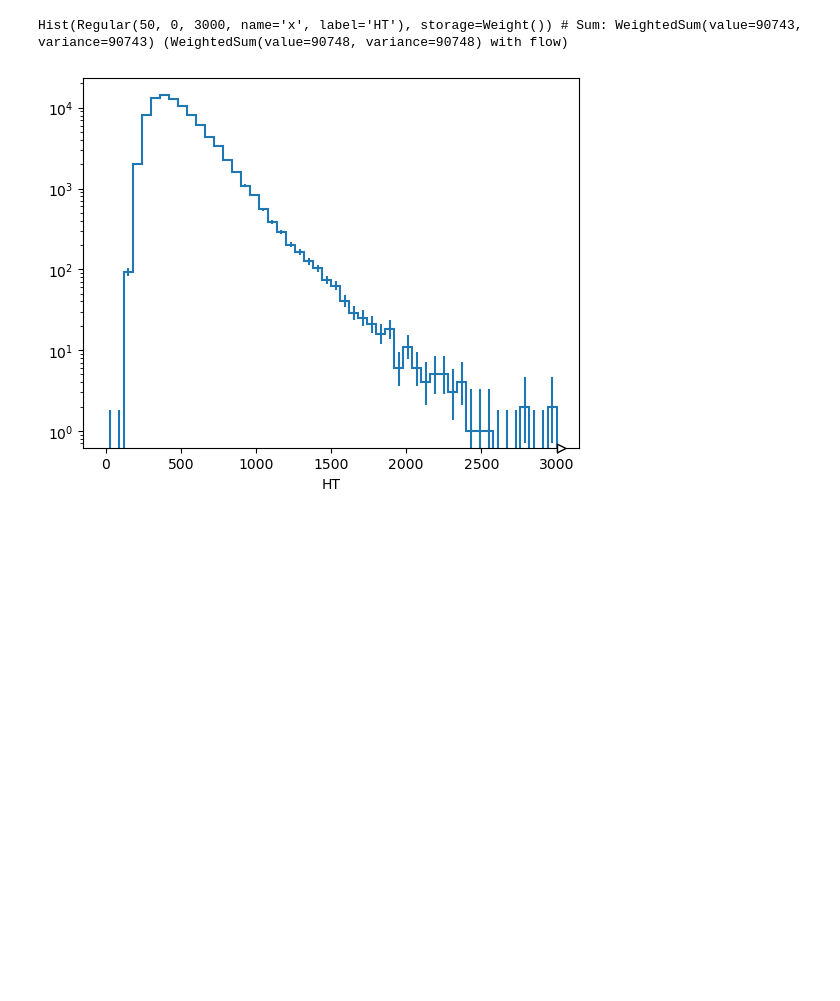
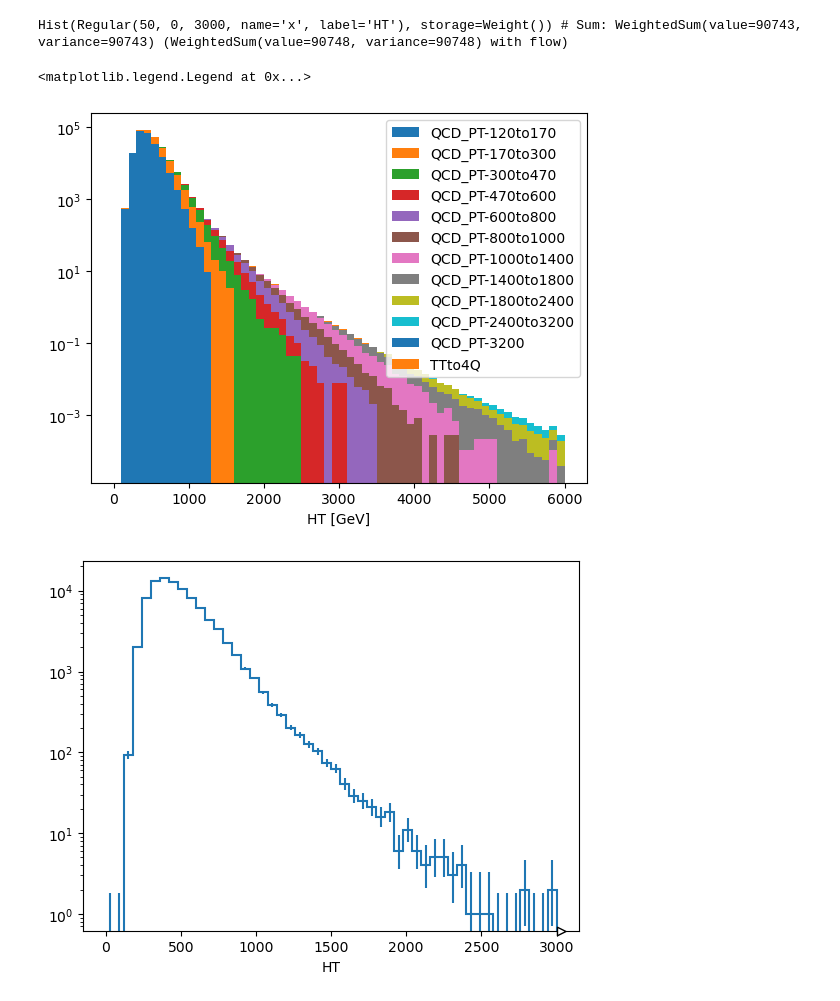
Before and after one commit to akanugan/MultiJets, a Jupyter notebook: run3_ntuplizer.ipynb, the cells around one changed output. Cells and saved outputs as stored; diff of their text form; code cells hidden in the pictures; blank space fills up the shorter version.

```diff
--- a/run3_ntuplizer.ipynb
+++ b/run3_ntuplizer.ipynb
@@ -175,7 +181,3 @@ scouting_selection.add("SixJets", ak.num(small_events.ScoutingJet, axis=1) >5)
-# %%
-good_events = small_events[scouting_selection.all("SixJets")]
-selected_jets = good_events.ScoutingJet[:,0:6]
-trijet = ak.combinations(selected_jets, 3, fields=["j1","j2","j3"])
 # %%
 vec.register_awkward()
 
@@ -207,3 +219,11 @@ good_events["mds6332"] = tri_mds6332(selected_jets, trijet, mds_val)
+# %%
+good_qcd_events = {}
+
+for key in x_sections.keys():
+    if key not in ['TTto4Q']:
+        good_qcd_events[key] = format_good_events(qcd_events[key])
+
+good_events = format_good_events(small_events)
 # %%
 h1 = Hist(
     hist.axis.Regular(50, 0, 3000, name="x", label="HT"),
@@ -212,6 +232,26 @@ h1 = Hist(
 h1.fill(good_events.HT.compute())
 # %% [output]
 Hist(Regular(50, 0, 3000, name='x', label='HT'), storage=Weight()) # Sum: WeightedSum(value=90743, variance=90743) (WeightedSum(value=90748, variance=90748) with flow)
+# %%
+dask_hist_HT =  (
+    hda.Hist.new.Reg(60, 0, 6000, name="ht", label="HT [GeV]")
+    .StrCat(x_sections.keys(), name='dataset')
+    .Weight()
+)
+
+for ky in x_sections.keys():
+    if ky not in ['TTto4Q']:
+        dask_hist_HT.fill(good_qcd_events[ky].HT, ky, weight=(x_sections[ky] / (ak.num(qcd_events[ky], axis=0))))
+
+dask_hist_HT.fill(good_events.HT, 'TTto4Q', weight=(x_sections['TTto4Q'] / (ak.num(small_events, axis=0))))
+
+dask_hist_HT.compute().plot1d(stack=True,histtype="fill")
+
+plt.yscale("log")
+plt.legend()
+# %% [output]
+<matplotlib.legend.Legend at 0x...>
+[figure, added]
 # %%
 h1.plot()
 plt.yscale("log")
```
Also changed, not shown: parts of 11 cells of this notebook, 2 other files.
